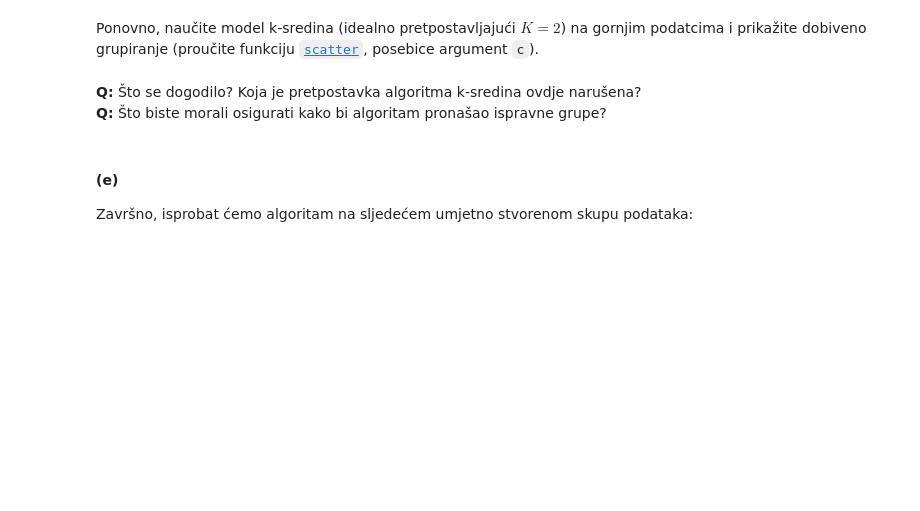
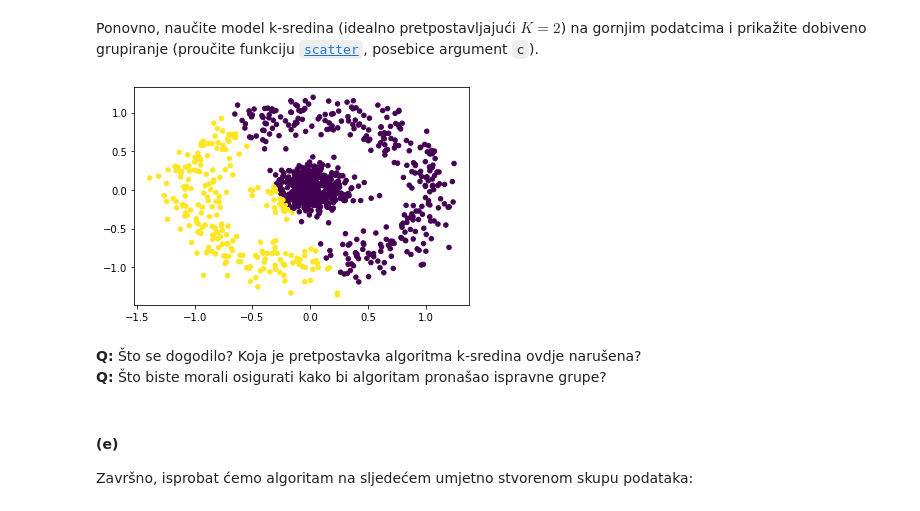
Before and after one commit to tomislavbjelcic/fer-tomislav, a Jupyter notebook: semestar_7/strojno/lab/SU1-2021-19-20-Grupiranje.ipynb, the cells around one changed output. Saved outputs shown, nothing was run; the diff lists cells and outputs as text; code cells hidden in the pictures; blank space fills up the shorter version.

```diff
--- a/semestar_7/strojno/lab/SU1-2021-19-20-Grupiranje.ipynb
+++ b/semestar_7/strojno/lab/SU1-2021-19-20-Grupiranje.ipynb
@@ -184,6 +234,9 @@ plt.scatter(X2[:,0], X2[:,1], c=y2, cmap=plt.get_cmap("cool"), s=20)
 Ponovno, naučite model k-sredina (idealno pretpostavljajući $K=2$) na gornjim podatcima i prikažite dobiveno grupiranje (proučite funkciju [`scatter`](http://matplotlib.org/api/pyplot_api.html#matplotlib.pyplot.scatter), posebice argument `c`).
 # %%
 # Vaš kôd ovdje...
+plot_2d_clustering(X=X2, K=2)
+# %% [output]
+[figure, added]
 # %% [markdown]
 **Q:** Što se dogodilo? Koja je pretpostavka algoritma k-sredina ovdje narušena?
 **Q:** Što biste morali osigurati kako bi algoritam pronašao ispravne grupe?
```
Also changed, not shown: parts of 16 cells of this notebook.
